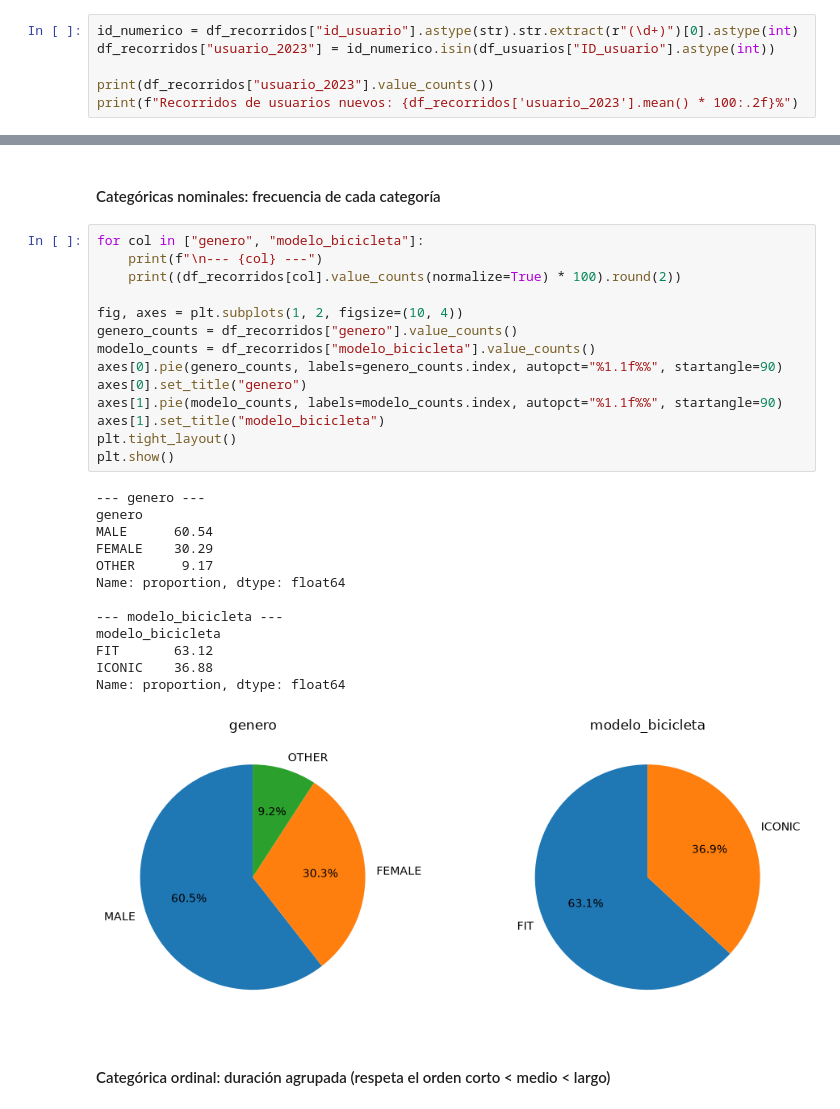
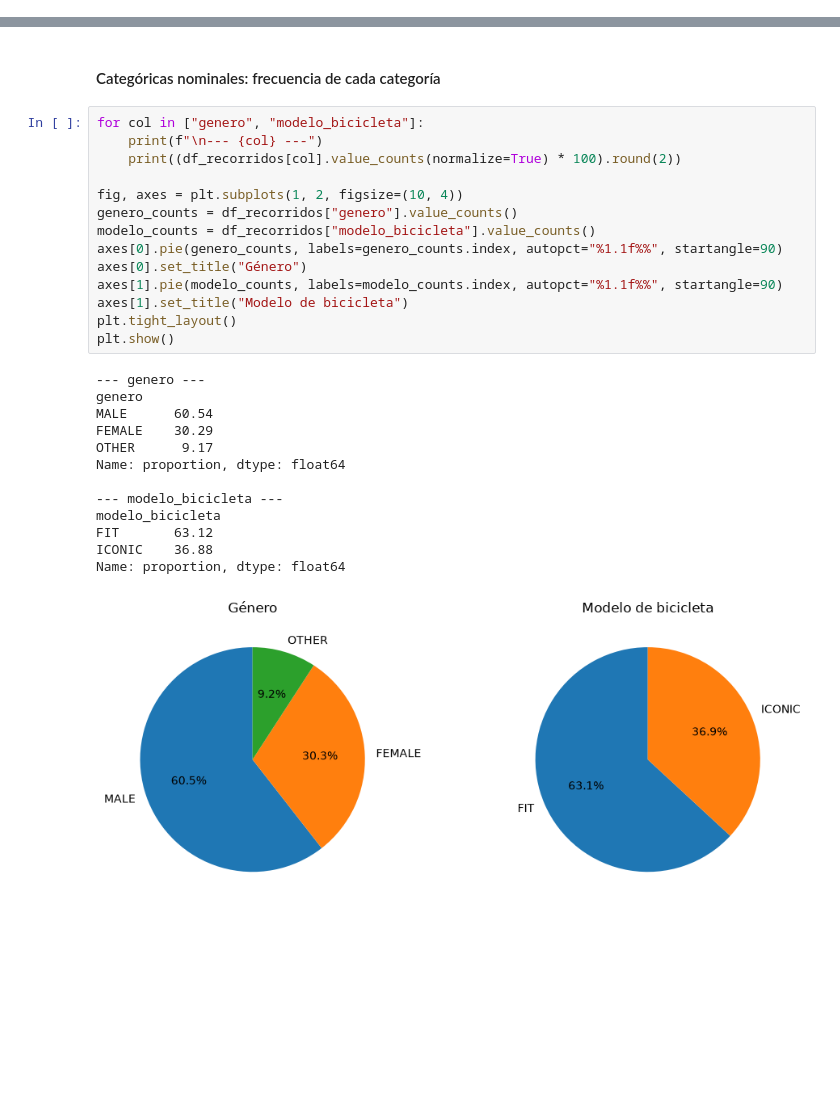
Before and after one commit to brigere/data-anlysis-ceia, a Jupyter notebook: tp_final_2026.ipynb, the cells around one changed output, grey strips where cells are left out. Saved outputs shown, nothing was run; the diff lists cells and outputs as text; blank space fills up the shorter version.

```diff
--- a/tp_final_2026.ipynb
+++ b/tp_final_2026.ipynb
@@ -109,6 +86,0 @@ Si más adelante se necesita la edad, se puede hacer un *left join* con `df_usua
-# %%
-id_numerico = df_recorridos["id_usuario"].astype(str).str.extract(r"(\d+)")[0].astype(int)
-df_recorridos["usuario_2023"] = id_numerico.isin(df_usuarios["ID_usuario"].astype(int))
-
-print(df_recorridos["usuario_2023"].value_counts())
-print(f"Recorridos de usuarios nuevos: {df_recorridos['usuario_2023'].mean() * 100:.2f}%")
@@ -655,30 +610,28 @@ plt.show()
 # %%
 for col in ["genero", "modelo_bicicleta"]:
     print(f"\n--- {col} ---")
     print((df_recorridos[col].value_counts(normalize=True) * 100).round(2))
 
 fig, axes = plt.subplots(1, 2, figsize=(10, 4))
 genero_counts = df_recorridos["genero"].value_counts()
 modelo_counts = df_recorridos["modelo_bicicleta"].value_counts()
 axes[0].pie(genero_counts, labels=genero_counts.index, autopct="%1.1f%%", startangle=90)
-axes[0].set_title("genero")
+axes[0].set_title("Género")
 axes[1].pie(modelo_counts, labels=modelo_counts.index, autopct="%1.1f%%", startangle=90)
-axes[1].set_title("modelo_bicicleta")
+axes[1].set_title("Modelo de bicicleta")
 plt.tight_layout()
 plt.show()
 # %% [output]
 --- genero ---
 genero
 MALE      60.54
 FEMALE    30.29
 OTHER      9.17
 Name: proportion, dtype: float64
 
 --- modelo_bicicleta ---
 modelo_bicicleta
 FIT       63.12
 ICONIC    36.88
 Name: proportion, dtype: float64
-[figure, old version]
+[figure, new version]
-# %% [markdown]
-#### Categórica ordinal: duración agrupada (respeta el orden corto < medio < largo)
```
Also changed, not shown: parts of 20 cells of this notebook.
